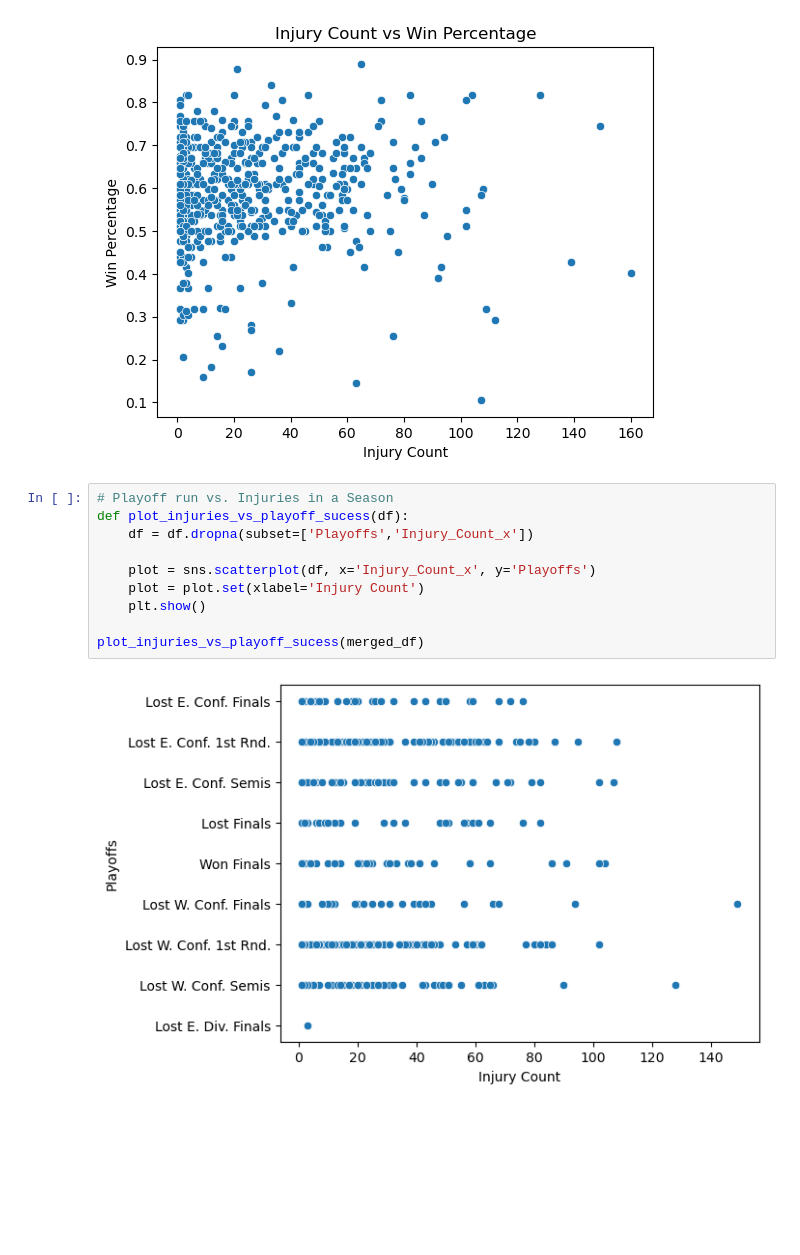
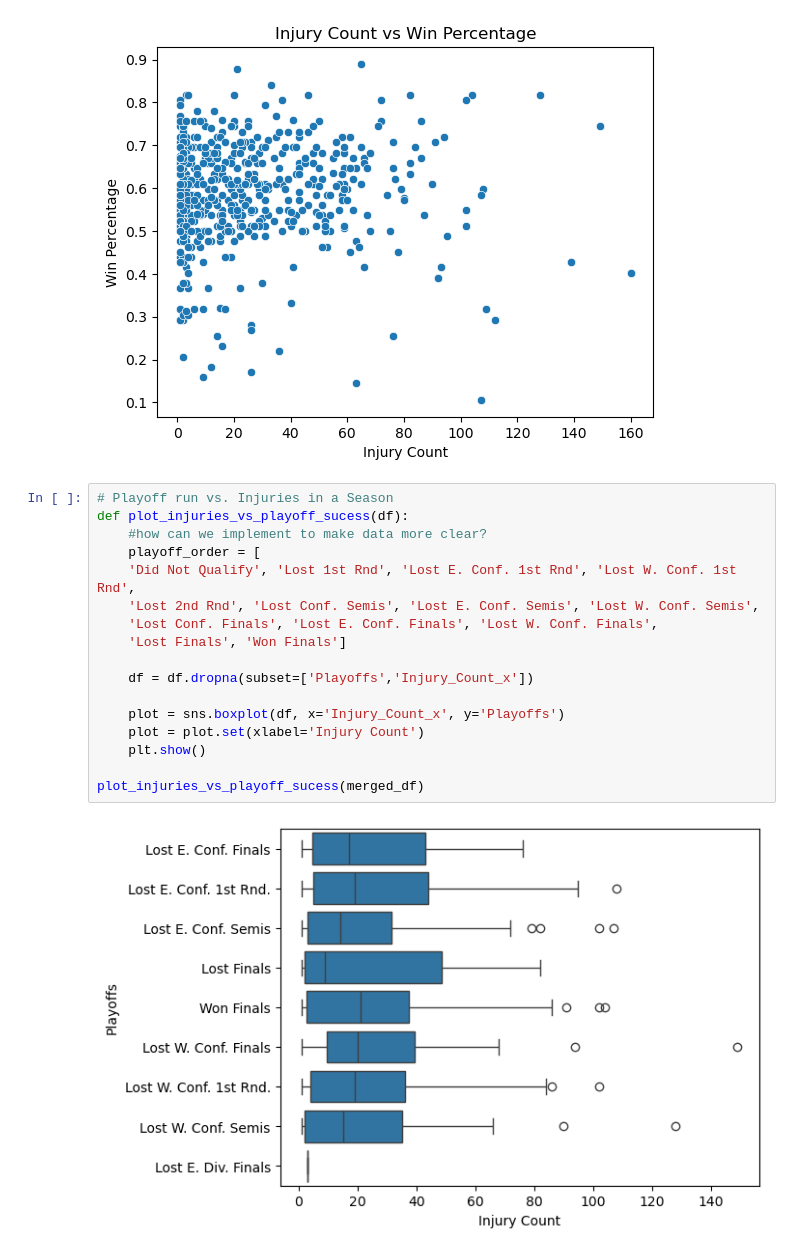
Before and after one commit to nadirahaddach/cse-final-nba-injury-analysis, a Jupyter notebook: code.ipynb, the cells around one changed output. Saved outputs shown, nothing was run; the diff lists cells and outputs as text; blank space fills up the shorter version.

```diff
--- a/code.ipynb
+++ b/code.ipynb
@@ -262,12 +262,19 @@ plot_injury_vs_win_pct(merged_df)
 # %%
 # Playoff run vs. Injuries in a Season
 def plot_injuries_vs_playoff_sucess(df):
+    #how can we implement to make data more clear?
+    playoff_order = [
+    'Did Not Qualify', 'Lost 1st Rnd', 'Lost E. Conf. 1st Rnd', 'Lost W. Conf. 1st Rnd',
+    'Lost 2nd Rnd', 'Lost Conf. Semis', 'Lost E. Conf. Semis', 'Lost W. Conf. Semis',
+    'Lost Conf. Finals', 'Lost E. Conf. Finals', 'Lost W. Conf. Finals',
+    'Lost Finals', 'Won Finals']
+
     df = df.dropna(subset=['Playoffs','Injury_Count_x'])
 
-    plot = sns.scatterplot(df, x='Injury_Count_x', y='Playoffs')
+    plot = sns.boxplot(df, x='Injury_Count_x', y='Playoffs')
     plot = plot.set(xlabel='Injury Count')
     plt.show()
 
 plot_injuries_vs_playoff_sucess(merged_df)
 # %% [output]
-[figure, old version]
+[figure, new version]
```
